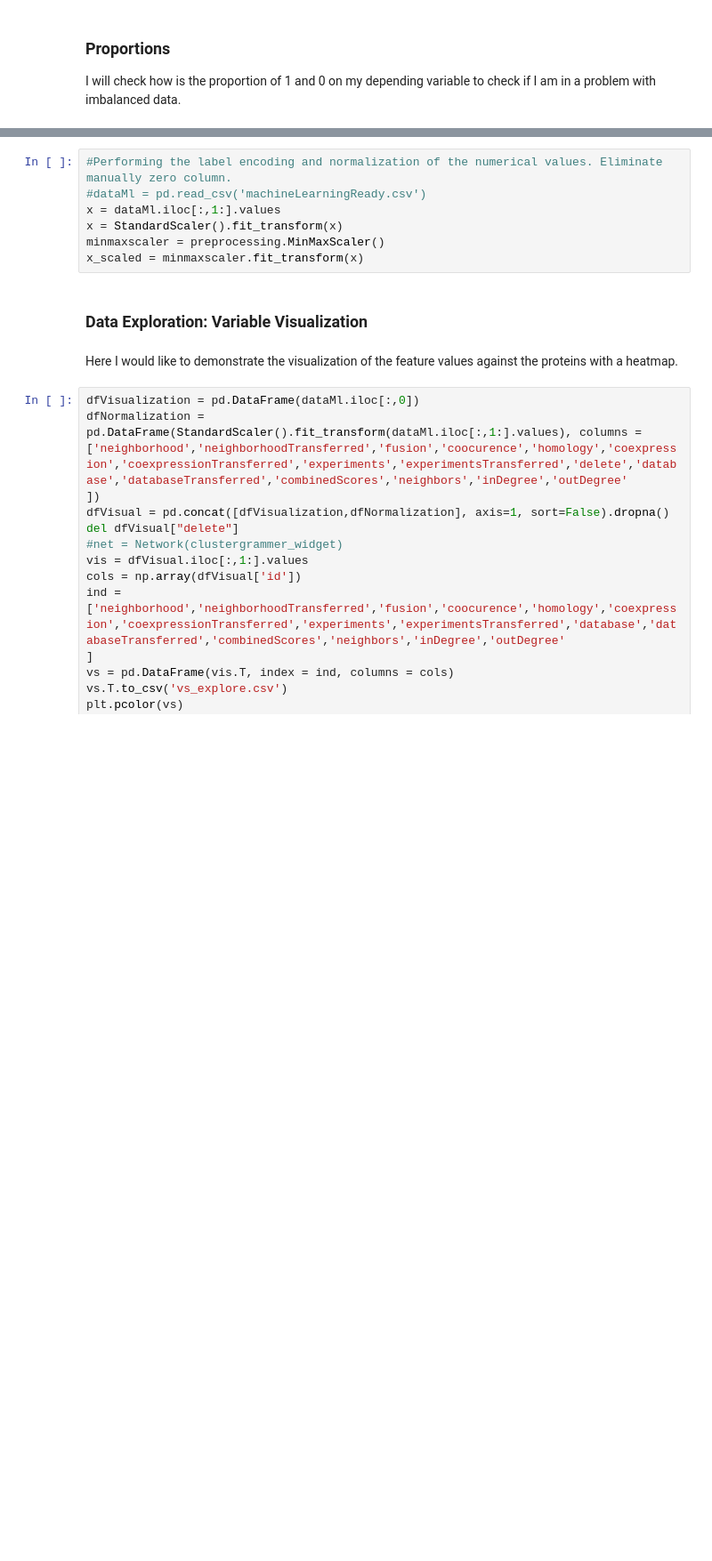
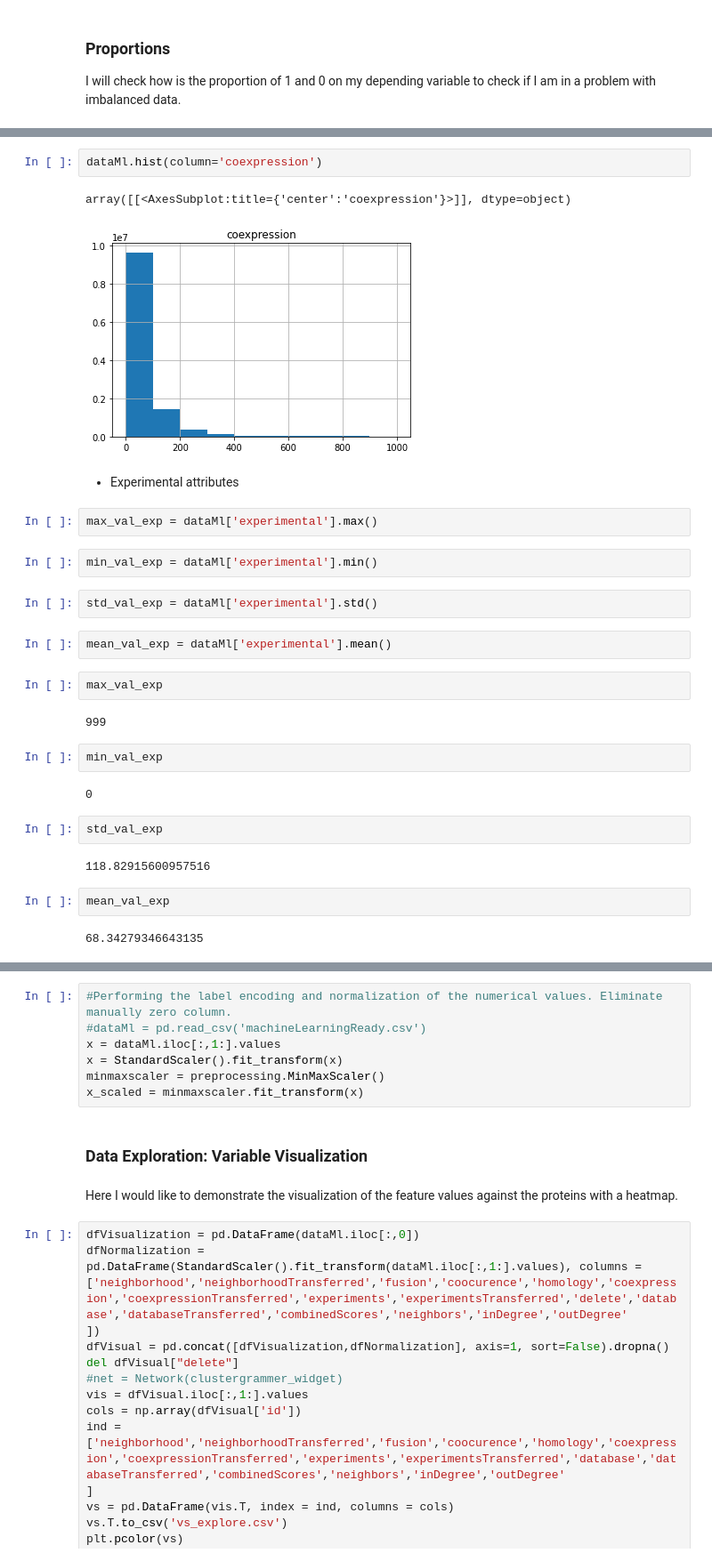
Before and after one commit to nonameforpirate2/DNA, a Jupyter notebook: NetworkAnalysis.ipynb, the cells around one changed output, grey strips where cells are left out. Shown: that part at 89% size. Saved outputs shown, nothing was run; the diff lists cells and outputs as text; blank space fills up the shorter version.

```diff
--- a/NetworkAnalysis.ipynb
+++ b/NetworkAnalysis.ipynb
@@ -1372,0 +1540,31 @@ dataMl_pos_dep = float(len(dataMl[dataMl == 1]))/float(len(dataMl))*100
+# %%
+dataMl.hist(column='coexpression')
+# %% [output]
+array([[<AxesSubplot:title={'center':'coexpression'}>]], dtype=object)
+[figure, added]
+# %% [markdown]
+* Experimental attributes
+# %%
+max_val_exp = dataMl['experimental'].max()
+# %%
+min_val_exp = dataMl['experimental'].min()
+# %%
+std_val_exp = dataMl['experimental'].std()
+# %%
+mean_val_exp = dataMl['experimental'].mean()
+# %%
+max_val_exp
+# %% [output]
+999
+# %%
+min_val_exp
+# %% [output]
+0
+# %%
+std_val_exp
+# %% [output]
+118.82915600957516
+# %%
+mean_val_exp
+# %% [output]
+68.34279346643135
```
Also changed, not shown: parts of 131 cells of this notebook.
